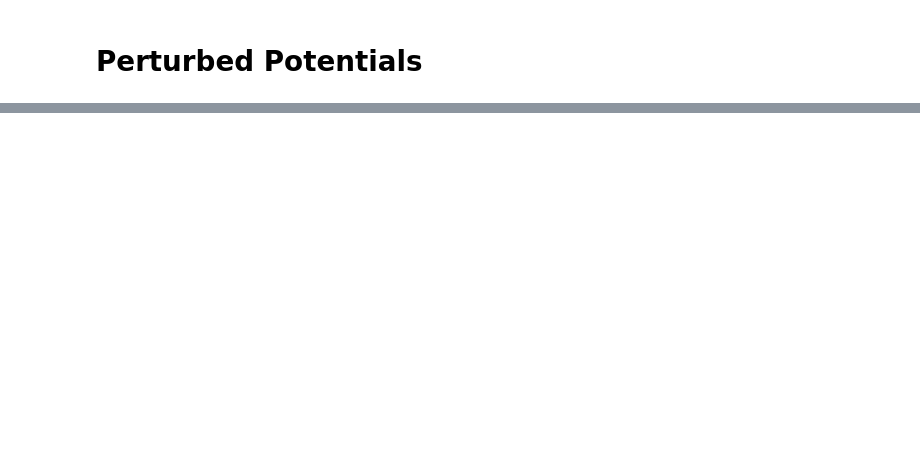
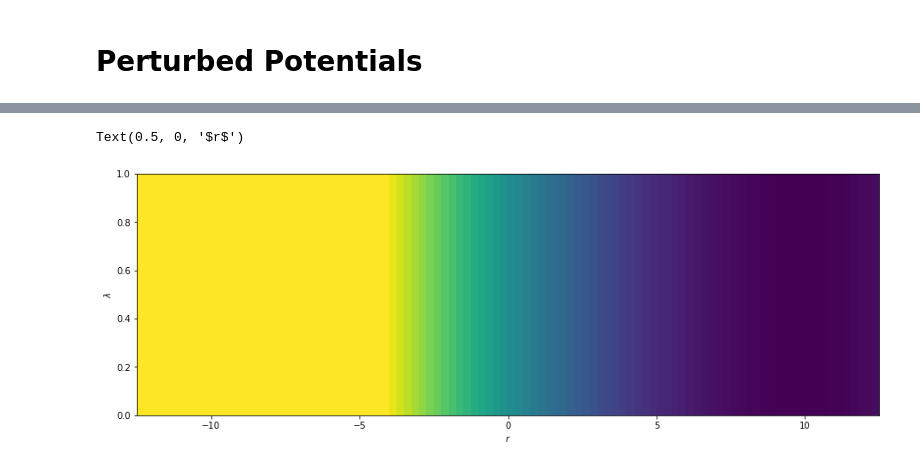
Before and after one commit to dfhahn/ConveyorBelt, a Jupyter notebook: examples/examplePotential1D.ipynb, the cells around one changed output, grey strips where cells are left out. Cells and saved outputs as stored; diff of their text form; code cells hidden in the pictures; blank space fills up the shorter version.

```diff
--- a/examples/examplePotential1D.ipynb
+++ b/examples/examplePotential1D.ipynb
@@ -215,0 +111,22 @@ fig.show()
+# %%
+pot_x_shift=pertHarmonicOsc1D(fc=1.0, alpha=0.0, gamma=10.0)
+x=np.linspace(-12.5, 12.5, 100)
+lam=np.linspace(0,1,100)
+#xx, ll = np.meshgrid(x, lam)
+
+energy_map_pot_x_shift = []
+for lamb in lam:
+    pot_x_shift.set_lam(lamb)
+    row = pot_x_shift.ene(list(x))
+    energy_map_pot_x_shift.append(row)
+energy_map_pot_x_shift = np.array(energy_map_pot_x_shift)
+
+fig = plt.figure(figsize=(15,5))
+ax = fig.gca()
+surf = ax.imshow(energy_map_pot_x_shift, cmap="viridis", interpolation="nearest",
+             origin='center', extent=[min(x), max(x), min(lam), max(lam)],  vmax=100, vmin=0, aspect="auto" )
+ax.set_ylabel("$\lambda$")
+ax.set_xlabel("$r$")
+# %% [output]
+Text(0.5, 0, '$r$')
+[figure, added]
```
Also changed, not shown: parts of 23 cells of this notebook, 11 other files.
